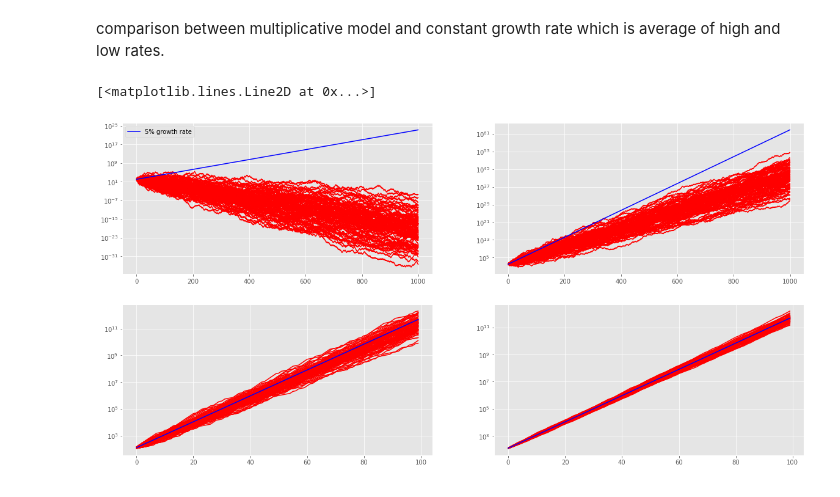
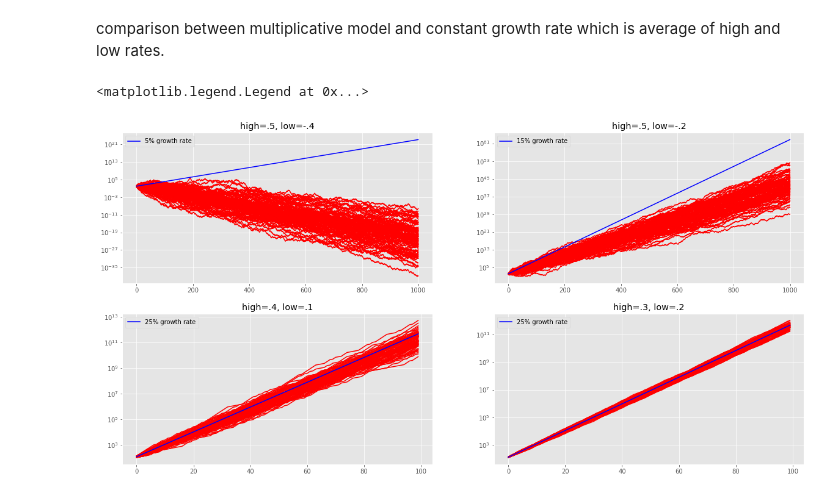
Before and after one commit to dsanr/Mutual-Funds-Analysis, a Jupyter notebook: ergodicity.ipynb, the cells around one changed output. Saved outputs shown, nothing was run; the diff lists cells and outputs as text; code cells hidden in the pictures.

```diff
--- a/ergodicity.ipynb
+++ b/ergodicity.ipynb
@@ -162,22 +174,32 @@ comparison between multiplicative model and constant growth rate which is averag
 # %%
 fig, axes = plt.subplots(2, 2, figsize=(20,10))
 for i in range(100):
     axes[0,0].plot(multiplicative_model(1000, .5, -.4), 'r')
     axes[0,0].set_yscale('log')
 axes[0,0].plot(average(1000, 1.05), 'b', label='5% growth rate')
+axes[0,0].title.set_text('high=.5, low=-.4')
 axes[0,0].legend()
+
 for i in range(100):
     axes[0,1].plot(multiplicative_model(1000, .5, -.2), 'r')
     axes[0,1].set_yscale('log')
 axes[0,1].plot(average(1000, 1.15), 'b', label='15% growth rate')
+axes[0,1].title.set_text('high=.5, low=-.2')
+axes[0,1].legend()
+
 for i in range(100):
     axes[1,0].plot(multiplicative_model(100, .4, .1), 'r')
     axes[1,0].set_yscale('log')
 axes[1,0].plot(average(100, 1.25), 'b', label='25% growth rate')
+axes[1,0].title.set_text('high=.4, low=.1')
+axes[1,0].legend()
+
 for i in range(100):
     axes[1,1].plot(multiplicative_model(100, .3, .2), 'r')
     axes[1,1].set_yscale('log')
 axes[1,1].plot(average(100, 1.25), 'b', label='25% growth rate')
+axes[1,1].title.set_text('high=.3, low=.2')
+axes[1,1].legend()
 # %% [output]
-[<matplotlib.lines.Line2D at 0x...>]
+<matplotlib.legend.Legend at 0x...>
-[figure, old version]
+[figure, new version]
```
Also changed, not shown: parts of 27 cells of this notebook.
